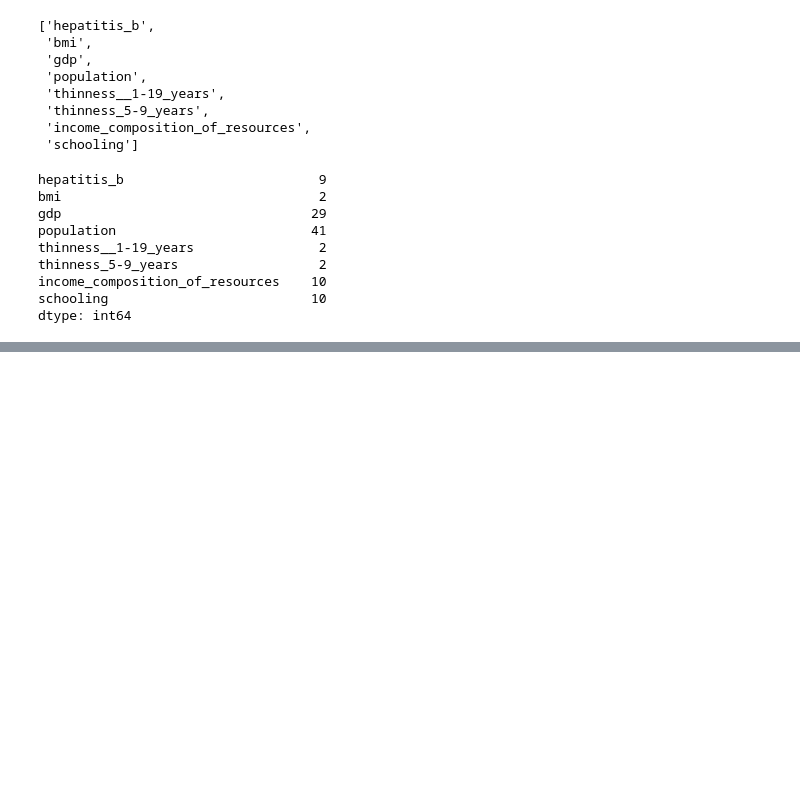
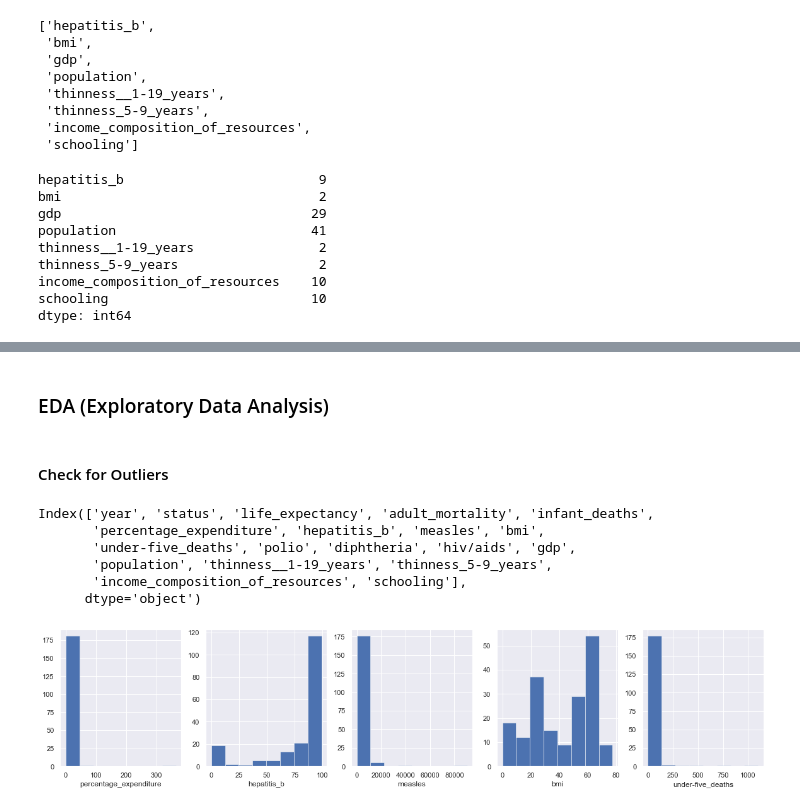
Before and after one commit to mwalbers1/DSC-609-Summer-2022, a Jupyter notebook: module-2-regularization.ipynb, the cells around one changed output, grey strips where cells are left out. Drawn from its saved outputs; the diff is of its cells as text; code cells hidden in the pictures; blank space fills up the shorter version.

Commit message:
feat: Prepare data for Ridge and LASSO regression models
Impute missing data with means and removed columns with outliers

```diff
--- a/module-2-regularization.ipynb
+++ b/module-2-regularization.ipynb
@@ -177,10 +208,7 @@ missing_col_names
  'income_composition_of_resources',
  'schooling']
 # %%
-# drop alcohol feature since column is mostly empty
-le_2015.drop(['alcohol'], axis=1, inplace=True)
-missing_col_names.remove('alcohol')
+# drop 'alcohol' and 'total_expenditure' feature since columns are mostly empty
+cols_to_drop = ['alcohol','total_expenditure']
-# %%
-# drop total_expenditure since all observations are null for this column
-le_2015.drop(['total_expenditure'], axis=1, inplace=True)
-missing_col_names.remove('total_expenditure')
+# %%
+le_2015.drop(cols_to_drop, axis=1, inplace=True)
@@ -220,0 +313,2 @@ le_2015.head()
+# %%
+le_2015.set_index('country', inplace=True)
@@ -229,0 +394,27 @@ mean_hepatitis_b
+# %% [markdown]
+### EDA (Exploratory Data Analysis)
+# %% [markdown]
+#### Check for Outliers
+# %%
+le_2015.columns
+# %% [output]
+Index(['year', 'status', 'life_expectancy', 'adult_mortality', 'infant_deaths',
+       'percentage_expenditure', 'hepatitis_b', 'measles', 'bmi',
+       'under-five_deaths', 'polio', 'diphtheria', 'hiv/aids', 'gdp',
+       'population', 'thinness__1-19_years', 'thinness_5-9_years',
+       'income_composition_of_resources', 'schooling'],
+      dtype='object')
+# %%
+fig, axes = plt.subplots(1, 5, figsize=(20, 4))
+
+for column_name, ax in zip(['percentage_expenditure',
+                            'hepatitis_b',
+                            'measles',
+                            'bmi',
+                            'under-five_deaths'], axes):
+    ax.hist(le_2015[column_name], bins=8, linewidth=0.5, edgecolor="white")
+    ax.set_xlabel(column_name)
+
+plt.show()
+# %% [output]
+[figure, added]
```
Also changed, not shown: parts of 55 cells of this notebook.
